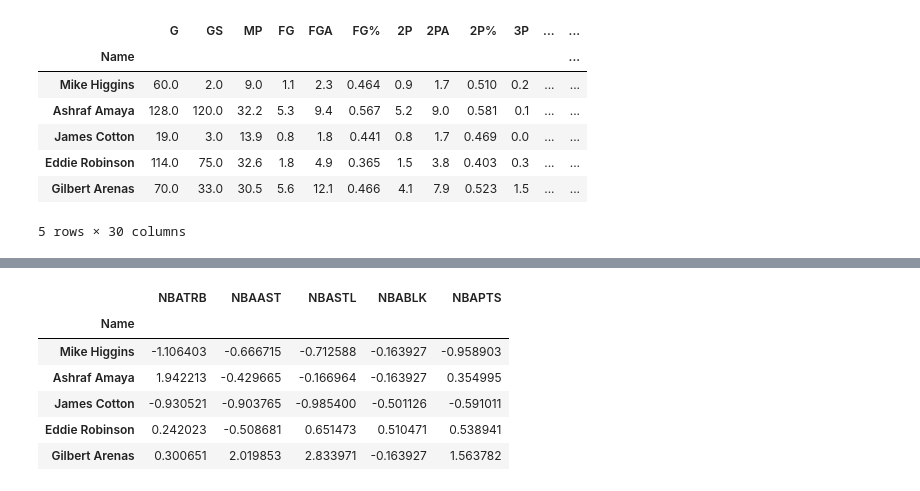
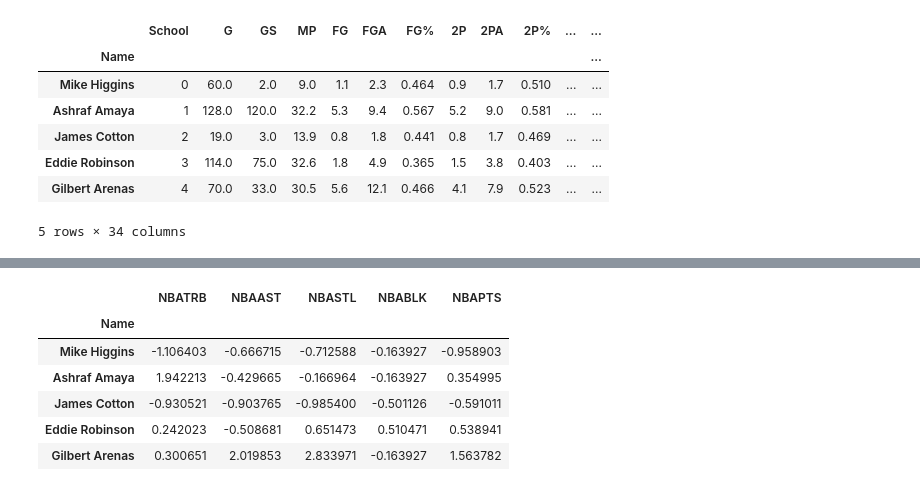
Before and after one commit to randomicons/nba-daily-fantasy, a Jupyter notebook: Rookie Predictions.ipynb, the cells around one changed output, grey strips where cells are left out. Saved outputs shown, nothing was run; the diff lists cells and outputs as text; code cells hidden in the pictures.

```diff
--- a/Rookie Predictions.ipynb
+++ b/Rookie Predictions.ipynb
@@ -3,7 +3,7 @@ import pandas as pd
 import numpy as np
 from sklearn.metrics import r2_score
 import matplotlib.pyplot as plt
-df = pd.read_csv('CollegeRookieStatLog.csv')
+df = pd.read_csv('CollegeRookieStatLog2.csv')
 df.head()
 # %% [output]
 |  | Name | School | G | GS | MP | FG | FGA | FG% | 2P | 2PA | ... | ... |
@@ -15,0 +29,7 @@ df.head()
+# %%
+df['Fouls'] = df['PF']
+df = df.drop(['PF'], axis=1)
+dum1 = pd.get_dummies(df['Pos'])
+df1 = pd.concat([df, dum1], axis=1)
+df1 = df1.drop(['Pos'], axis=1)
+df1.head()
@@ -15,0 +44,7 @@ df.head()
+# %%
+df1['C'] = df1['C'] + df1['C-PF']
+df1['PG'] = df1['PG'] + df1['PG-SG']
+df1['SF'] = df1['SF'] + df1['SF-PF']
+df1['SG'] = df1['SG'] + df1['SG-PG']
+df1 = df1.drop(['C-PF','PG-SG','SF-PF','SG-PG'], axis=1)
+df1.head()
@@ -15,0 +59,5 @@ df.head()
+# %%
+schoolnames = df1.School.unique()
+sc_dict = dict(zip(schoolnames, range(len(schoolnames))))
+df1 = df1.replace({'School': sc_dict})
+df1.head()
@@ -16,13 +72,13 @@ df.head()
 # %%
-df1 = df.drop(['School'], axis=1)
+#df1 = df1.drop(['School'], axis=1)
 df1 = df1.set_index('Name')
 df1.head()
 # %% [output]
-|  | G | GS | MP | FG | FGA | FG% | 2P | 2PA | 2P% | 3P | ... | ... |
+|  | School | G | GS | MP | FG | FGA | FG% | 2P | 2PA | 2P% | ... | ... |
 | Name |  |  |  |  |  |  |  |  |  |  |  | ... |
-| Mike Higgins | 60.0 | 2.0 | 9.0 | 1.1 | 2.3 | 0.464 | 0.9 | 1.7 | 0.510 | 0.2 | ... | ... |
-| Ashraf Amaya | 128.0 | 120.0 | 32.2 | 5.3 | 9.4 | 0.567 | 5.2 | 9.0 | 0.581 | 0.1 | ... | ... |
-| James Cotton | 19.0 | 3.0 | 13.9 | 0.8 | 1.8 | 0.441 | 0.8 | 1.7 | 0.469 | 0.0 | ... | ... |
-| Eddie Robinson | 114.0 | 75.0 | 32.6 | 1.8 | 4.9 | 0.365 | 1.5 | 3.8 | 0.403 | 0.3 | ... | ... |
-| Gilbert Arenas | 70.0 | 33.0 | 30.5 | 5.6 | 12.1 | 0.466 | 4.1 | 7.9 | 0.523 | 1.5 | ... | ... |
+| Mike Higgins | 0 | 60.0 | 2.0 | 9.0 | 1.1 | 2.3 | 0.464 | 0.9 | 1.7 | 0.510 | ... | ... |
+| Ashraf Amaya | 1 | 128.0 | 120.0 | 32.2 | 5.3 | 9.4 | 0.567 | 5.2 | 9.0 | 0.581 | ... | ... |
+| James Cotton | 2 | 19.0 | 3.0 | 13.9 | 0.8 | 1.8 | 0.441 | 0.8 | 1.7 | 0.469 | ... | ... |
+| Eddie Robinson | 3 | 114.0 | 75.0 | 32.6 | 1.8 | 4.9 | 0.365 | 1.5 | 3.8 | 0.403 | ... | ... |
+| Gilbert Arenas | 4 | 70.0 | 33.0 | 30.5 | 5.6 | 12.1 | 0.466 | 4.1 | 7.9 | 0.523 | ... | ... |
-5 rows × 30 columns
+5 rows × 34 columns
```
Also changed, not shown: parts of 32 cells of this notebook.
